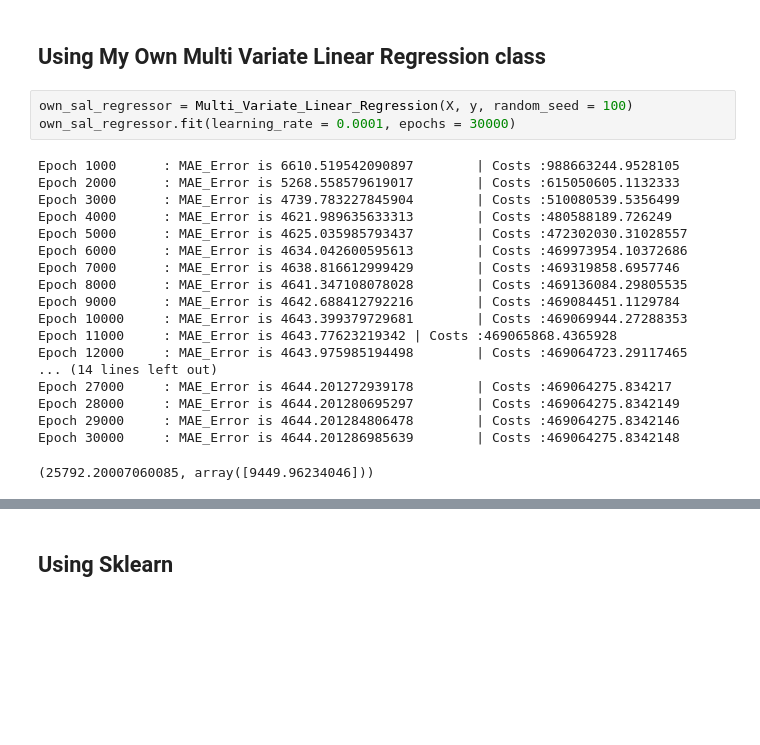
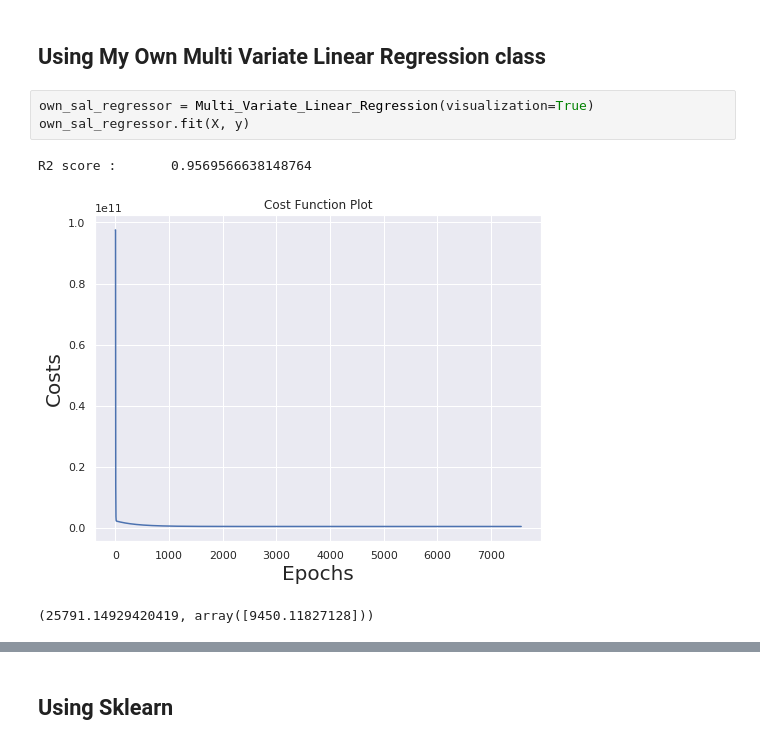
Before and after one commit to ASHOKKUMAR-K/Machine-Learning-Algorithms-From-Scratch, a Jupyter notebook: 02. Multiple Linear Regression/MultiVariate Linear Regression.ipynb, the cells around one changed output, grey strips where cells are left out. Drawn from its saved outputs; the diff is of its cells as text; blank space fills up the shorter version.

```diff
--- a/02. Multiple Linear Regression/MultiVariate Linear Regression.ipynb
+++ b/02. Multiple Linear Regression/MultiVariate Linear Regression.ipynb
@@ -182,28 +223,13 @@ X = salary.iloc[:, [0]].values
 y = salary.iloc[:, 1].values
 # %% [markdown]
 ## Using My Own Multi Variate Linear Regression class
-# %%
-own_sal_regressor = Multi_Variate_Linear_Regression(X, y, random_seed = 100)
-own_sal_regressor.fit(learning_rate = 0.0001, epochs = 30000)
-# %% [output]
-Epoch 1000      : MAE_Error is 6610.519542090897        | Costs :988663244.9528105
-Epoch 2000      : MAE_Error is 5268.558579619017        | Costs :615050605.1132333
-Epoch 3000      : MAE_Error is 4739.783227845904        | Costs :510080539.5356499
-Epoch 4000      : MAE_Error is 4621.989635633313        | Costs :480588189.726249
-Epoch 5000      : MAE_Error is 4625.035985793437        | Costs :472302030.31028557
-Epoch 6000      : MAE_Error is 4634.042600595613        | Costs :469973954.10372686
-Epoch 7000      : MAE_Error is 4638.816612999429        | Costs :469319858.6957746
-Epoch 8000      : MAE_Error is 4641.347108078028        | Costs :469136084.29805535
-Epoch 9000      : MAE_Error is 4642.688412792216        | Costs :469084451.1129784
-Epoch 10000     : MAE_Error is 4643.399379729681        | Costs :469069944.27288353
-Epoch 11000     : MAE_Error is 4643.77623219342 | Costs :469065868.4365928
-Epoch 12000     : MAE_Error is 4643.975985194498        | Costs :469064723.29117465
-... (14 lines left out)
-Epoch 27000     : MAE_Error is 4644.201272939178        | Costs :469064275.834217
-Epoch 28000     : MAE_Error is 4644.201280695297        | Costs :469064275.8342149
-Epoch 29000     : MAE_Error is 4644.201284806478        | Costs :469064275.8342146
-Epoch 30000     : MAE_Error is 4644.201286985639        | Costs :469064275.8342148
-(25792.20007060085, array([9449.96234046]))
+# %%
+own_sal_regressor = Multi_Variate_Linear_Regression(visualization=True)
+own_sal_regressor.fit(X, y)
+# %% [output]
+R2 score :       0.9569566638148764
+[figure, added]
+(25791.14929420419, array([9450.11827128]))
 # %%
 own_sal_regressor.r2_score()
 # %% [output]
```
Also changed, not shown: parts of 14 cells of this notebook.
